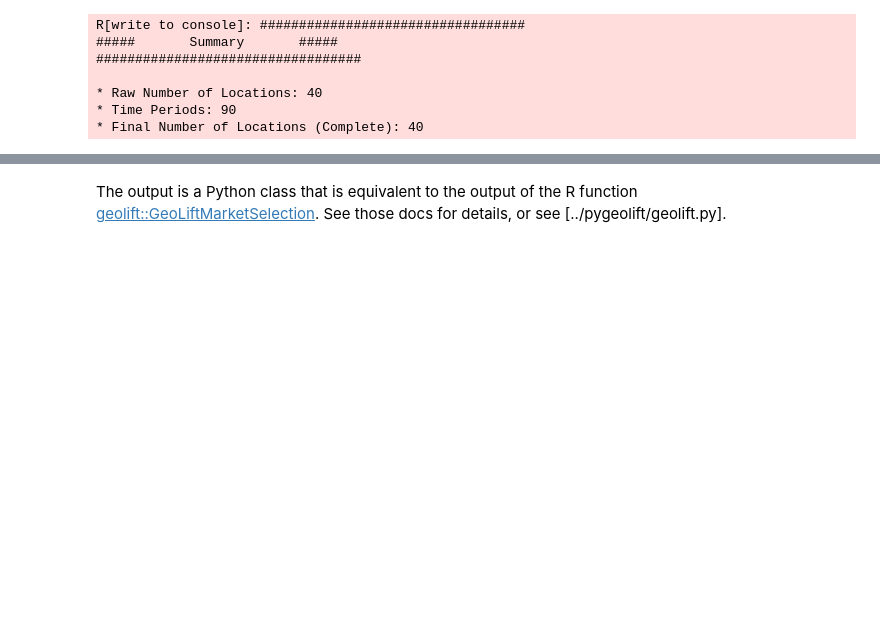
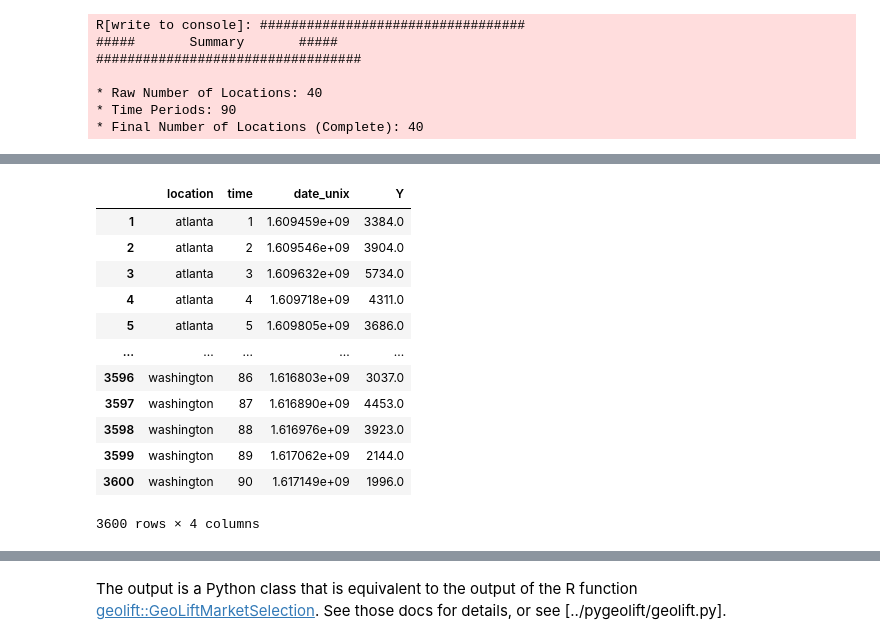
Before and after one commit to cryptodev1990/mercator, a Jupyter notebook: geox-api/py-geolift/notebooks/PyGeoLiftWalkThrough.ipynb, the cells around one changed output, grey strips where cells are left out. Saved outputs shown, nothing was run; the diff lists cells and outputs as text; code cells hidden in the pictures; blank space fills up the shorter version.

```diff
--- a/geox-api/py-geolift/notebooks/PyGeoLiftWalkThrough.ipynb
+++ b/geox-api/py-geolift/notebooks/PyGeoLiftWalkThrough.ipynb
@@ -59,3 +78,30 @@ R[write to console]: ##################################
+# %%
+input_data = [MarketSelectionInputDataRow(**row) for row in geo_lift_pre_test.to_dict(orient='records')]
+df = pd.DataFrame.from_records(row.dict() for row in input_data)
+df['date'] = [d.strftime("%Y-%m-%d") for d in df['date']]
+data_clean = geo_data_read(
+    df,
+    date_id = "date",
+    Y_id = "Y",
+    location_id = "location",
+    format = "yyyy-mm-dd",
+    keep_unix_time=True,
+    summary = False
+)
+# %% [output]
+|  | location | time | date_unix | Y |
+| 1 | atlanta | 1 | 1.609459e+09 | 3384.0 |
+| 2 | atlanta | 2 | 1.609546e+09 | 3904.0 |
+| 3 | atlanta | 3 | 1.609632e+09 | 5734.0 |
+| 4 | atlanta | 4 | 1.609718e+09 | 4311.0 |
+| 5 | atlanta | 5 | 1.609805e+09 | 3686.0 |
+| ... | ... | ... | ... | ... |
+| 3596 | washington | 86 | 1.616803e+09 | 3037.0 |
+| 3597 | washington | 87 | 1.616890e+09 | 4453.0 |
+| 3598 | washington | 88 | 1.616976e+09 | 3923.0 |
+| 3599 | washington | 89 | 1.617062e+09 | 2144.0 |
+| 3600 | washington | 90 | 1.617149e+09 | 1996.0 |
+3600 rows × 4 columns
 # %%
 from pygeolift.geolift import geo_lift_market_selection
 import numpy as np
```
Also changed, not shown: parts of 5 cells of this notebook.
